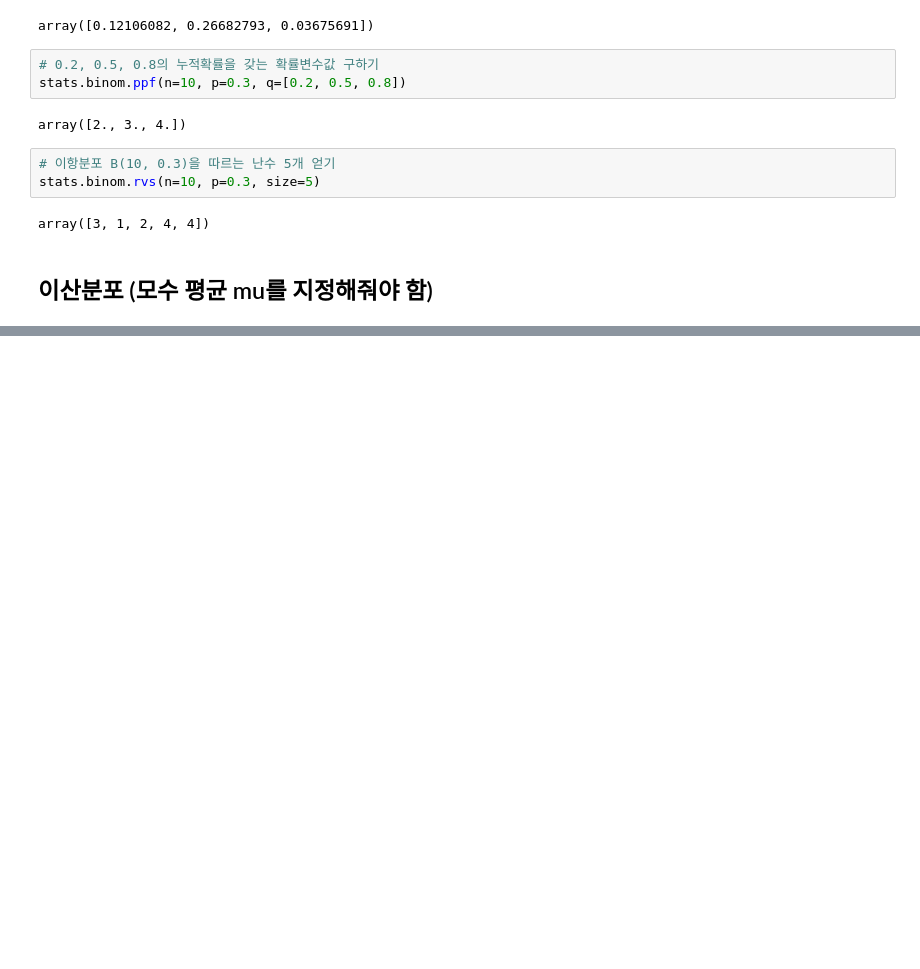
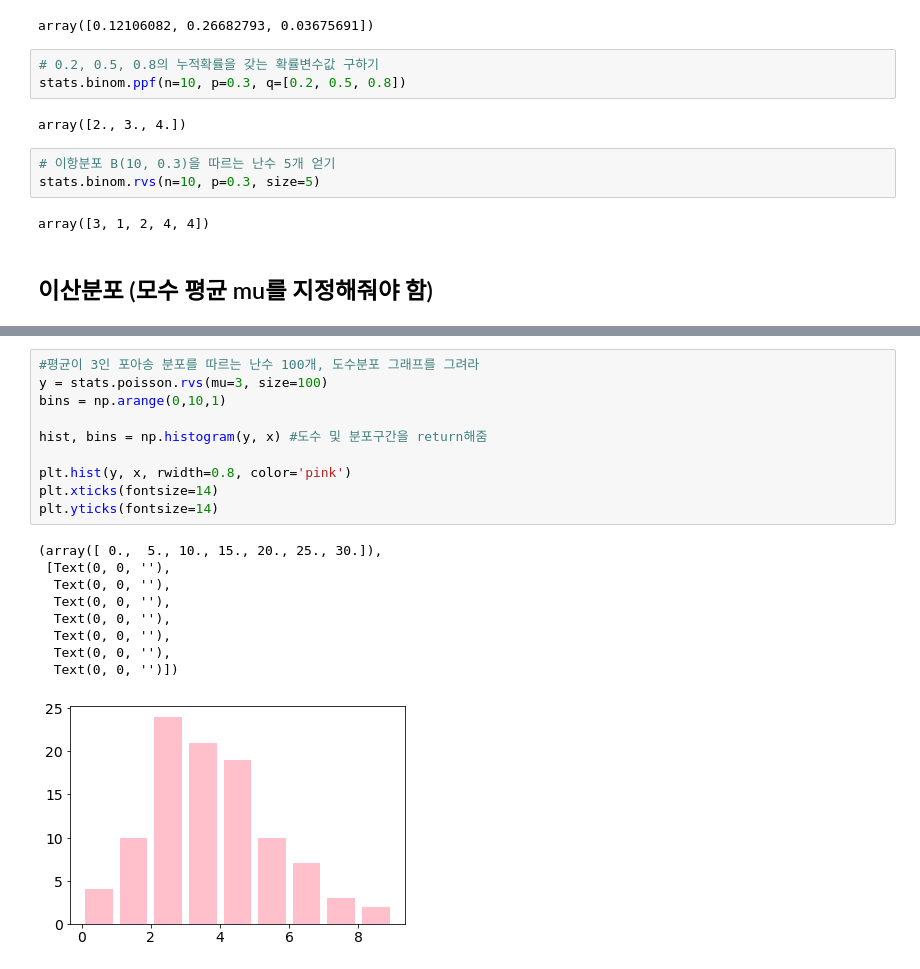
Before and after one commit to hellosunil/TIL-Today-I-Learned-, a Jupyter notebook: Python 통계 프로그래밍.ipynb, the cells around one changed output, grey strips where cells are left out. Drawn from its saved outputs; the diff is of its cells as text; blank space fills up the shorter version.

```diff
--- a/Python 통계 프로그래밍.ipynb
+++ b/Python 통계 프로그래밍.ipynb
@@ -2011,0 +2063,20 @@ array([3, 1, 2, 4, 4])
+# %%
+#평균이 3인 포아송 분포를 따르는 난수 100개, 도수분포 그래프를 그려라
+y = stats.poisson.rvs(mu=3, size=100)
+bins = np.arange(0,10,1)
+
+hist, bins = np.histogram(y, x) #도수 및 분포구간을 return해줌
+
+plt.hist(y, x, rwidth=0.8, color='pink')
+plt.xticks(fontsize=14)
+plt.yticks(fontsize=14)
+# %% [output]
+(array([ 0.,  5., 10., 15., 20., 25., 30.]),
+ [Text(0, 0, ''),
+  Text(0, 0, ''),
+  Text(0, 0, ''),
+  Text(0, 0, ''),
+  Text(0, 0, ''),
+  Text(0, 0, ''),
+  Text(0, 0, '')])
+[figure, added]
```
Also changed, not shown: parts of 43 cells of this notebook.
